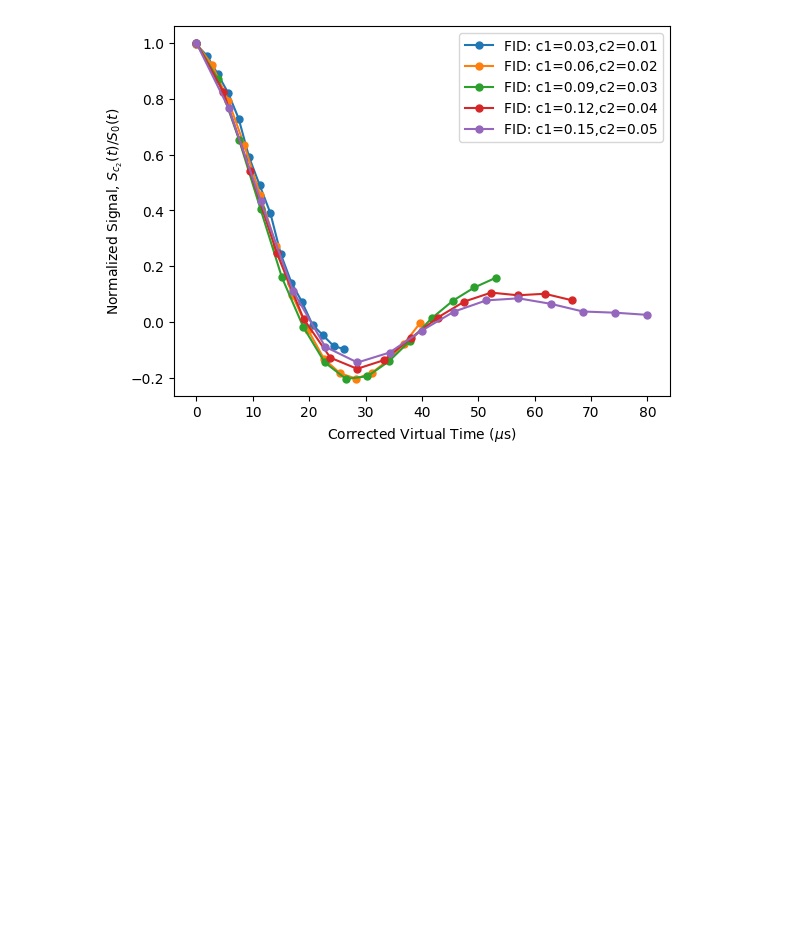
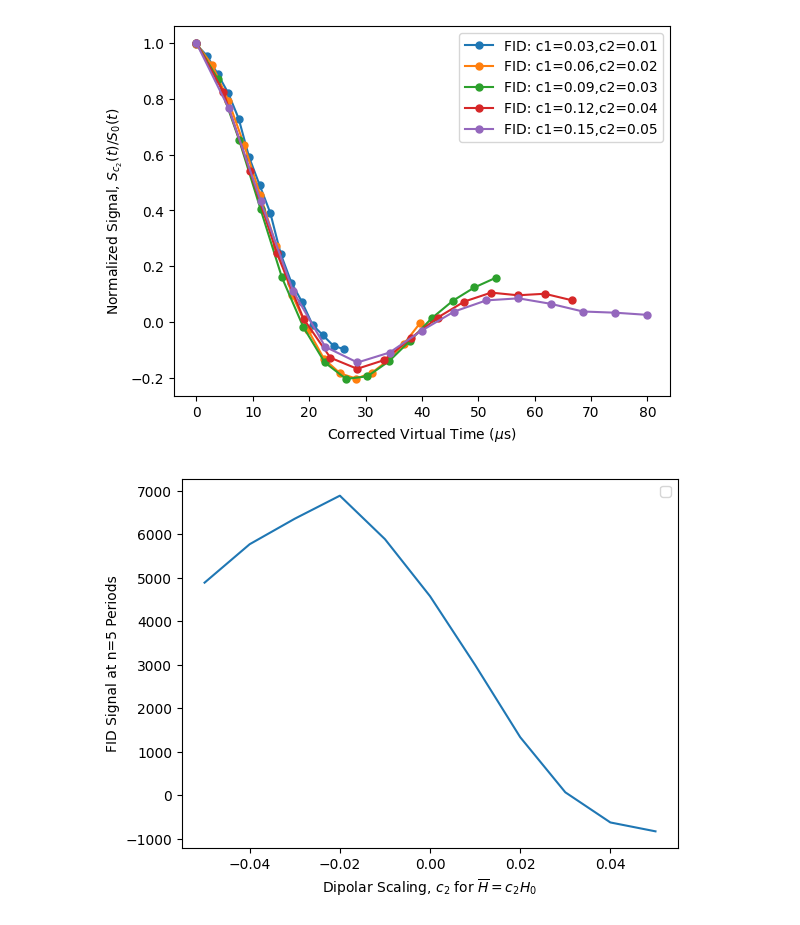
Before and after one commit to awstasiuk/phd-notebooks, a Jupyter notebook: LiF Cals/diffusion_expt_pt2.ipynb, the cells around one changed output. Saved outputs shown, nothing was run; the diff lists cells and outputs as text; code cells hidden in the pictures; blank space fills up the shorter version.

```diff
--- a/LiF Cals/diffusion_expt_pt2.ipynb
+++ b/LiF Cals/diffusion_expt_pt2.ipynb
@@ -1761,0 +1744,16 @@ plt.show()
+# %%
+# 6/27, pp=ken_fidelity_cal_fc10
+# c1=.00, c2=variable
+# T=5
+
+expt = nmr.Experiment(890, folder='expt9')
+data = expt.load_tpc(normalize=False,use_real=True)
+errs = np.std(np.real(expt.nmr_data)[:,-50:-1],axis=1)
+x_axis = np.arange(-.05,.06,.01)
+plt.errorbar(x_axis,data,errs)
+plt.xlabel(r"Dipolar Scaling, $c_2$ for $\overline{H} = c_2 H_0$")
+plt.ylabel(r"FID Signal at n=5 Periods")
+plt.legend()
+plt.show()
+# %% [output]
+[figure, added]
```
Also changed, not shown: parts of 22 cells of this notebook, 10 other files.
